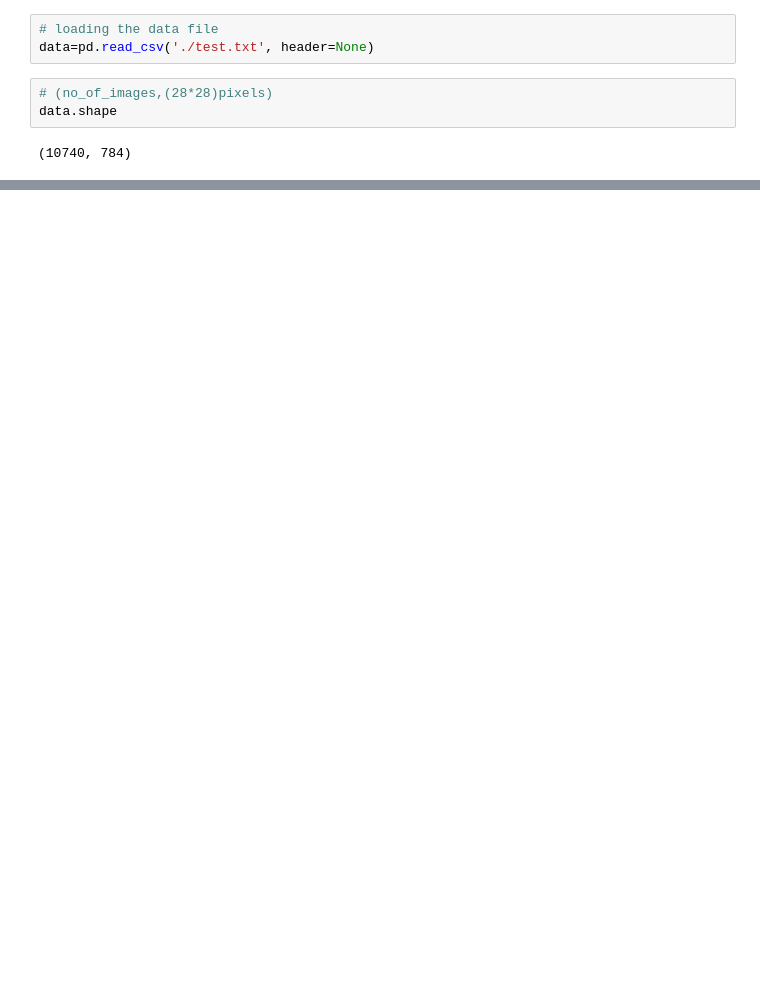
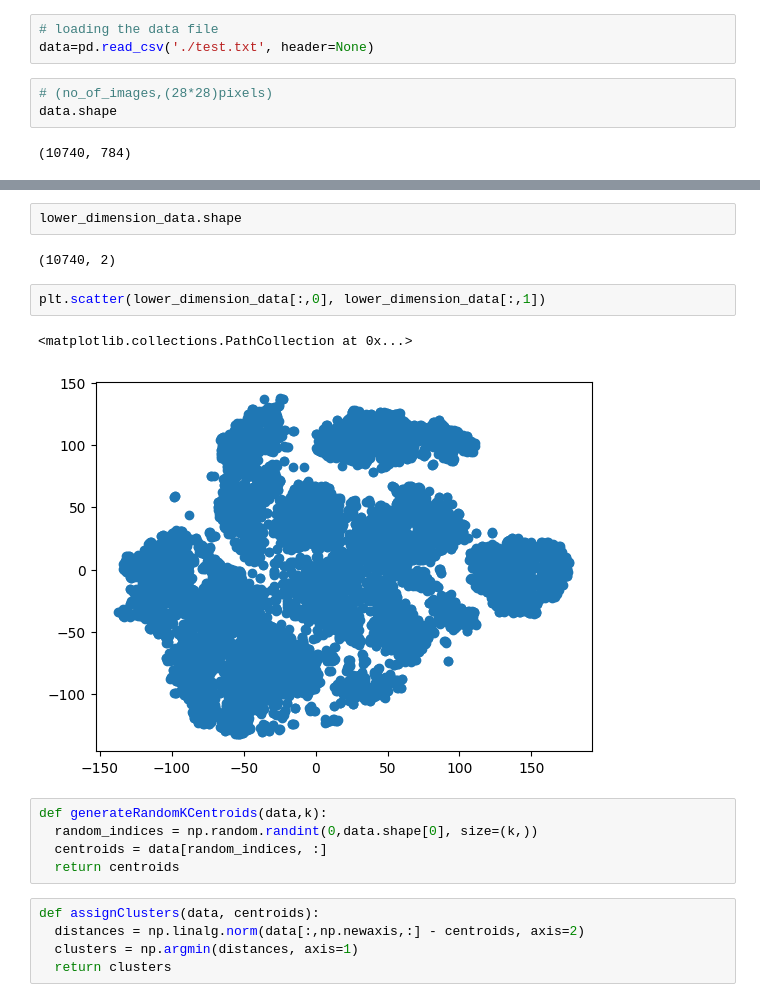
Before and after one commit to krithikajain/bart_model, a Jupyter notebook: kmeans_clustering.ipynb, the cells around one changed output, grey strips where cells are left out. Drawn from its saved outputs; the diff is of its cells as text; blank space fills up the shorter version.

```diff
--- a/kmeans_clustering.ipynb
+++ b/kmeans_clustering.ipynb
@@ -118,0 +75,19 @@ Best K value: 2
+# %%
+lower_dimension_data.shape
+# %% [output]
+(10740, 2)
+# %%
+plt.scatter(lower_dimension_data[:,0], lower_dimension_data[:,1])
+# %% [output]
+<matplotlib.collections.PathCollection at 0x...>
+[figure, added]
+# %%
+def generateRandomKCentroids(data,k):
+  random_indices = np.random.randint(0,data.shape[0], size=(k,))
+  centroids = data[random_indices, :]
+  return centroids
+# %%
+def assignClusters(data, centroids):
+  distances = np.linalg.norm(data[:,np.newaxis,:] - centroids, axis=2)
+  clusters = np.argmin(distances, axis=1)
+  return clusters
```
Also changed, not shown: parts of 43 cells of this notebook.
